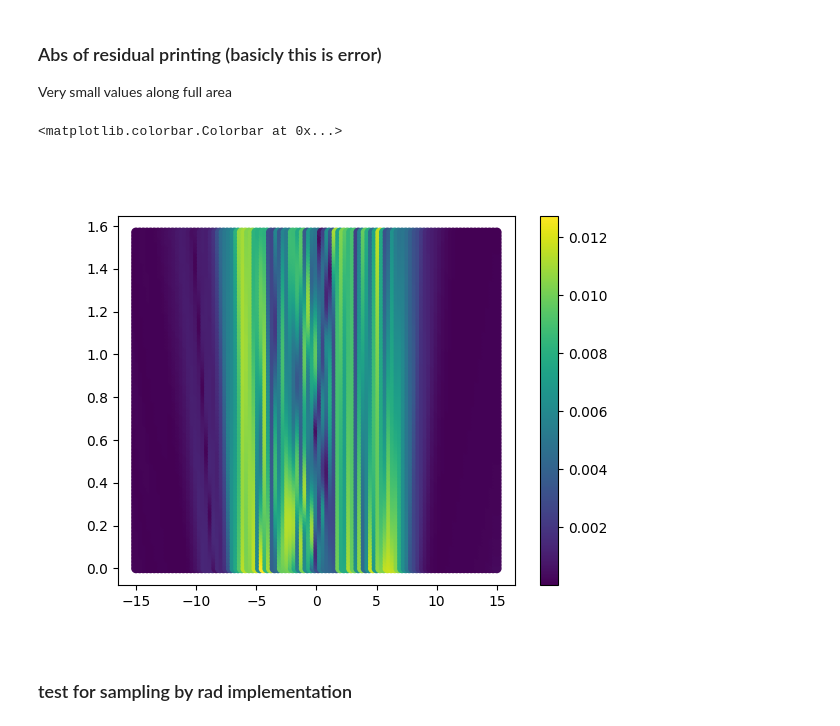
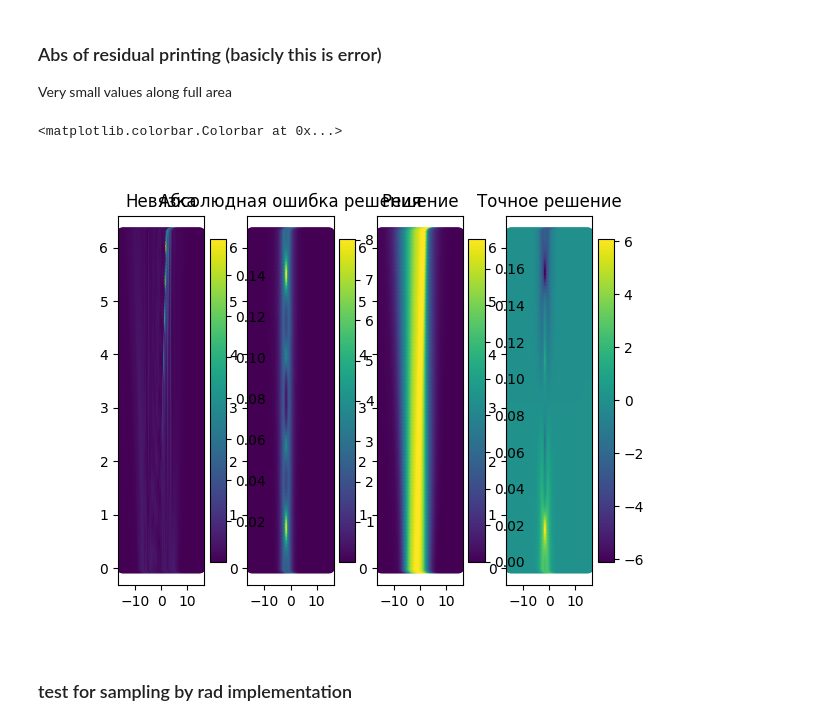
Before and after one commit to Alex1um/IKKN, a Jupyter notebook: NLSE.ipynb, the cells around one changed output. Cells and saved outputs as stored; diff of their text form; code cells hidden in the pictures.

Commit message:
plots, added exact solution to NLSE

```diff
--- a/NLSE.ipynb
+++ b/NLSE.ipynb
@@ -86,6 +86,7 @@ k = 0.5
 gamma = 1
 N = 2
 f = lambda psi: gamma * torch.abs(psi) ** 2
+exact = lambda x, t: ((4 * torch.cosh(3 * x) + 3 * torch.exp(4 * 0+1j * t) * torch.cosh(x))*torch.exp(1+1j * t / 2)) / (torch.cosh(4 * x) + 4 * torch.cosh(2 * x) + 3 * torch.cos(4 * t))
 # %% [markdown]
 # Loss functions
 # %%
@@ -119,10 +129,11 @@ optim = torch.optim.AdamW(model.parameters(), lr=0.0001)
 lr_scheduler = torch.optim.lr_scheduler.StepLR(optim, step_size=1000)
 # %%
 x_bounds = (-15, 15)
-t_bounds = (0, torch.pi / 2)
+t_bounds = (0, torch.pi * 2)
 EPOCHS_NUM = 5000
 PDE_POINTS_NUM = 20000
 IC_POINTS_NUM = 2000
+train_data = True
 # %% [markdown]
 ## RAD
 # %% [markdown]
@@ -268,27 +293,36 @@ Very small values along full area
 # %%
 x_coords = torch.linspace(*x_bounds, 100, device=device, dtype=dtype)
 y_coords = torch.linspace(*t_bounds, 100, device=device, dtype=dtype)
 x_coords.requires_grad = True
 y_coords.requires_grad = True
 grid_x, grid_y = torch.meshgrid(x_coords, y_coords)
 grid_x = grid_x.ravel()
 grid_y = grid_y.ravel()
 # 2. Evaluate the function at the initial grid points
 # The function is expected to handle a batch of points
 xy = torch.stack((grid_x, grid_y), dim=1)
 guess = model(xy).ravel()
 z = residual(guess, grid_x, grid_y)
-n = z.mean()
 # z = loss(z, torch.zeros_like(z, device=device, dtype=dtype))
 z = z.abs()
 
 # function_values = res_for_generate(grid_x, grid_y)
-fig, ax = plt.subplots()
-sc = ax.scatter(grid_x.cpu().detach(), grid_y.cpu().detach(), c=z.detach().cpu())
+fig, (ax1, ax2, ax3, ax4) = plt.subplots(1, 4)
+sc = ax1.scatter(grid_x.cpu().detach(), grid_y.cpu().detach(), c=z.detach().cpu())
+ax1.set_title('Невязка')
+sc2 = ax2.scatter(grid_x.cpu().detach(), grid_y.cpu().detach(), c=(guess - exact(grid_x, grid_y)).abs().detach().cpu())
+ax2.set_title('Абсолюдная ошибка решения')
+sc3 = ax3.scatter(grid_x.cpu().detach(), grid_y.cpu().detach(), c=guess.detach().cpu())
+ax3.set_title('Решение')
+sc4 = ax4.scatter(grid_x.cpu().detach(), grid_y.cpu().detach(), c=exact(grid_x, grid_y).detach().cpu())
+ax4.set_title('Точное решение')
 fig.colorbar(sc)
+fig.colorbar(sc2)
+fig.colorbar(sc3)
+fig.colorbar(sc4)
 # %% [output]
 <matplotlib.colorbar.Colorbar at 0x...>
-[figure, old version]
+[figure, new version]
 # %% [markdown]
 ### test for sampling by rad implementation
 # %%
```
Also changed, not shown: parts of 9 cells of this notebook, 1 other file.
